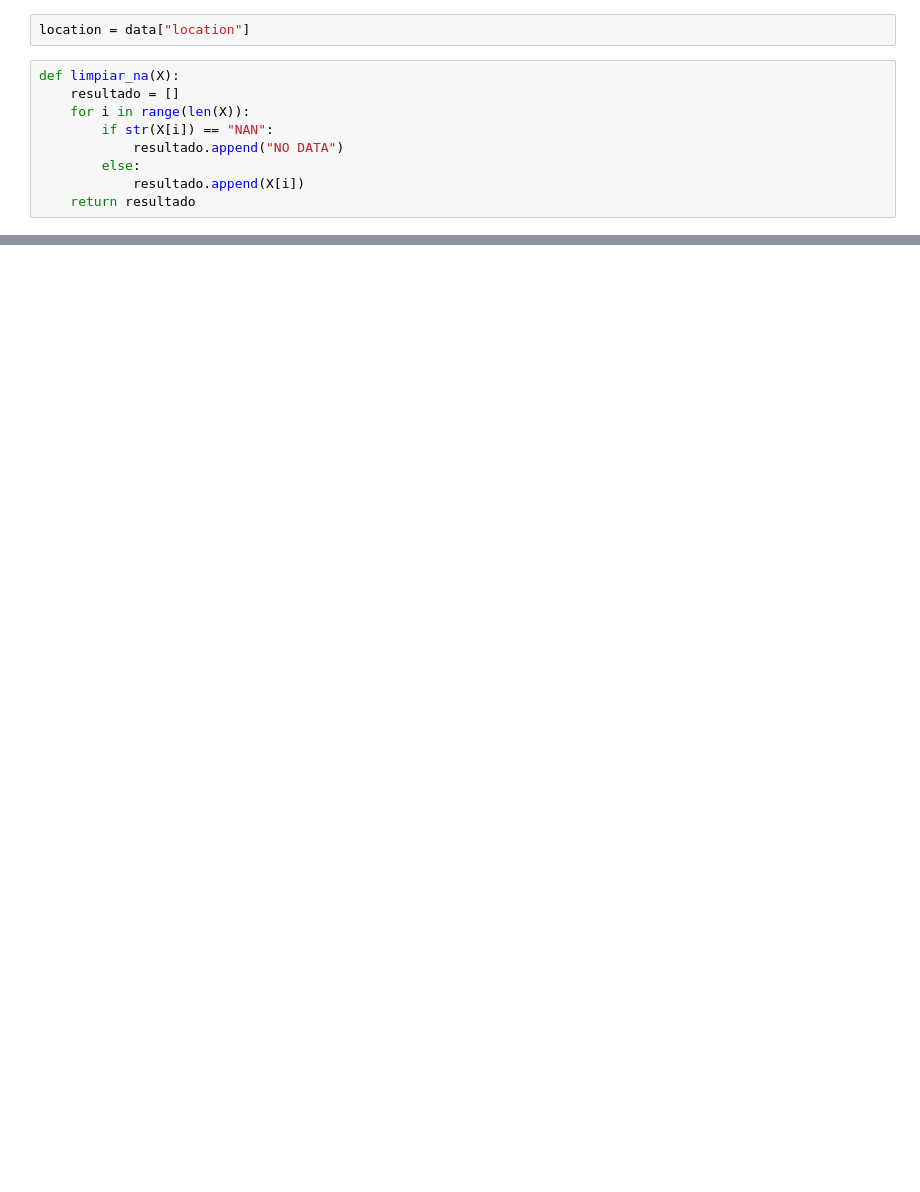
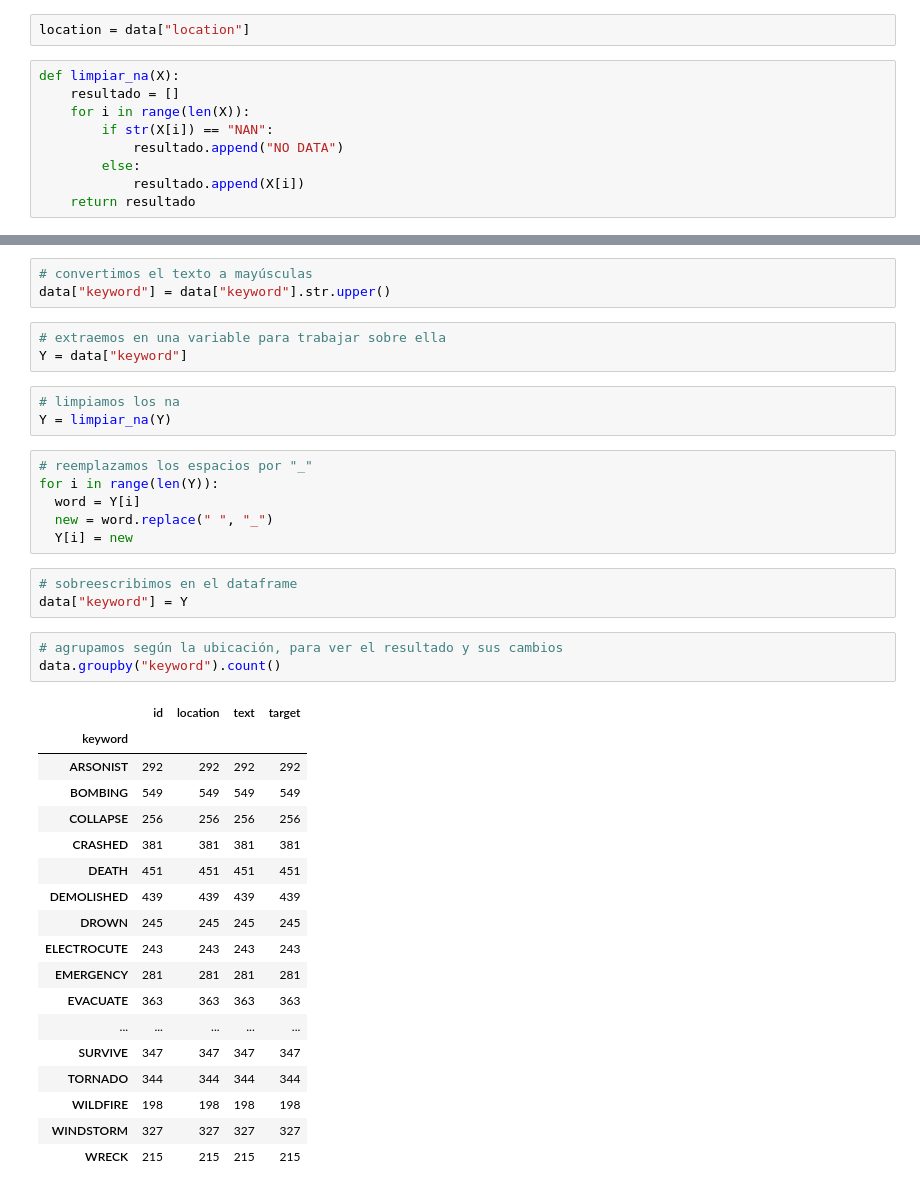
Before and after one commit to ElPapuchon/Proyecto_2_DS, a Jupyter notebook: Proyecto2.ipynb, the cells around one changed output, grey strips where cells are left out. Saved outputs shown, nothing was run; the diff lists cells and outputs as text; blank space fills up the shorter version.

```diff
--- a/Proyecto2.ipynb
+++ b/Proyecto2.ipynb
@@ -275,0 +307,40 @@ data.groupby("location").count()
+# %%
+# convertimos el texto a mayúsculas
+data["keyword"] = data["keyword"].str.upper()
+# %%
+# extraemos en una variable para trabajar sobre ella
+Y = data["keyword"]
+# %%
+# limpiamos los na
+Y = limpiar_na(Y)
+# %%
+# reemplazamos los espacios por "_"
+for i in range(len(Y)):
+  word = Y[i]
+  new = word.replace(" ", "_")
+  Y[i] = new
+# %%
+# sobreescribimos en el dataframe
+data["keyword"] = Y
+# %%
+# agrupamos según la ubicación, para ver el resultado y sus cambios
+data.groupby("keyword").count()
+# %% [output]
+|  | id | location | text | target |
+| keyword |  |  |  |  |
+| ARSONIST | 292 | 292 | 292 | 292 |
+| BOMBING | 549 | 549 | 549 | 549 |
+| COLLAPSE | 256 | 256 | 256 | 256 |
+| CRASHED | 381 | 381 | 381 | 381 |
+| DEATH | 451 | 451 | 451 | 451 |
+| DEMOLISHED | 439 | 439 | 439 | 439 |
+| DROWN | 245 | 245 | 245 | 245 |
+| ELECTROCUTE | 243 | 243 | 243 | 243 |
+| EMERGENCY | 281 | 281 | 281 | 281 |
+| EVACUATE | 363 | 363 | 363 | 363 |
+| ... | ... | ... | ... | ... |
+| SURVIVE | 347 | 347 | 347 | 347 |
+| TORNADO | 344 | 344 | 344 | 344 |
+| WILDFIRE | 198 | 198 | 198 | 198 |
+| WINDSTORM | 327 | 327 | 327 | 327 |
+| WRECK | 215 | 215 | 215 | 215 |
```
Also changed, not shown: parts of 33 cells of this notebook.
